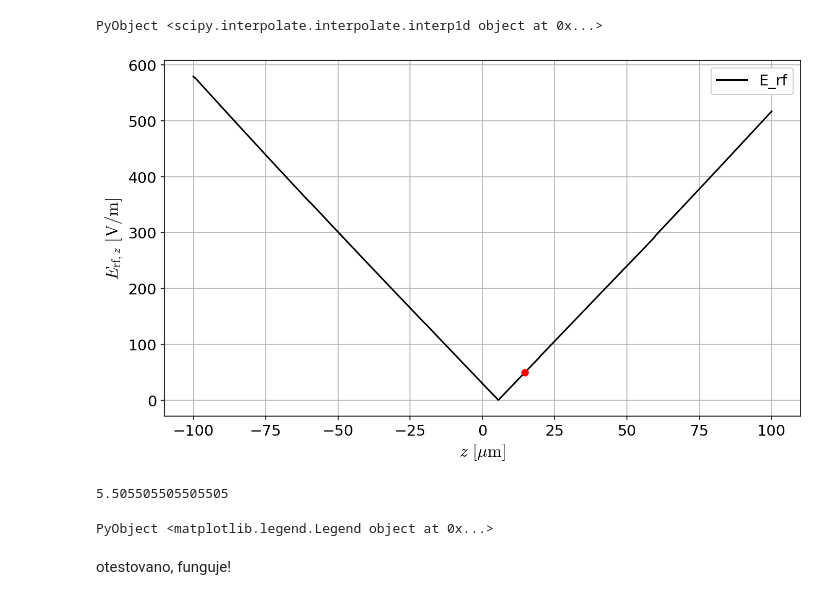
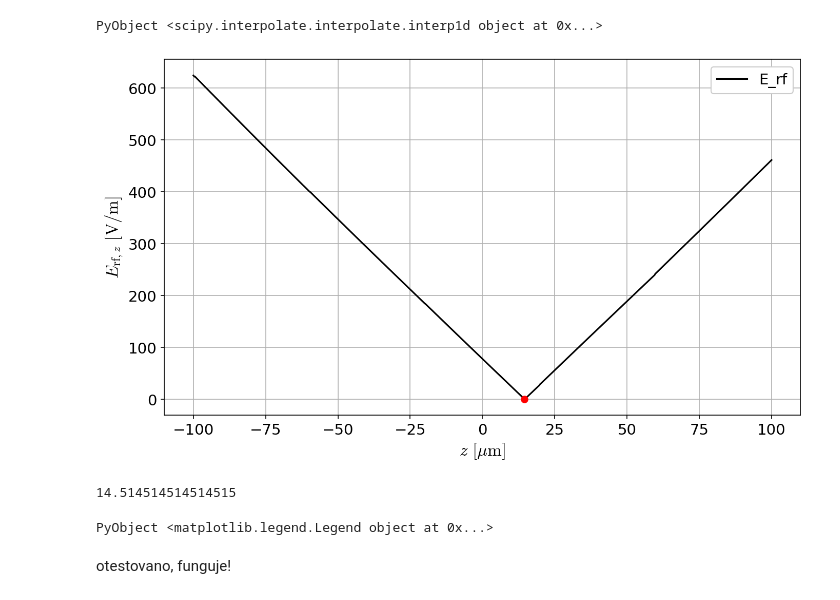
Before and after one commit to dvadlejch/Julia_vypocty_diplomka, a Jupyter notebook: axial_E_field/axialni_E_obecne_numdata_vsechnyel.ipynb, the cells around one changed output. Saved outputs shown, nothing was run; the diff lists cells and outputs as text; code cells hidden in the pictures.

```diff
--- a/axial_E_field/axialni_E_obecne_numdata_vsechnyel.ipynb
+++ b/axial_E_field/axialni_E_obecne_numdata_vsechnyel.ipynb
@@ -146,12 +148,12 @@ E_field_rad_jedna = py"pyinterp"(z_data, E_field_rad_data_jedna)
 PyObject <scipy.interpolate.interpolate.interp1d object at 0x...>
 # %%
 # napeti a faze na elektrodach pasti
-Vrf_1 = 520
-Vrf_3 = 520
+Vrf_1 = 550
+Vrf_3 = 550
 Vrf_2 = 0
 Vrf_4 = 0
-Vrf_5 = 31.5
-Vrf_6 = 31.5
+Vrf_5 = 31.
+Vrf_6 = 50
 Vrf = [Vrf_1, Vrf_2, Vrf_3, Vrf_4, Vrf_5, Vrf_6]
 
 U_dc_5 = 576.89
@@ -193,35 +195,35 @@ z_pos_iont = z_range[ min_ind ] # pozice iontu
 
 #poloha uzlu RF pole
 z_rf_node = z_range[ argmin(E_rf_amp) ]
 print(z_rf_node*1e3)
 
 # plot
 #plot
 my_dpi = 150
 siz = 100
 sizex = 16*siz
 sizey = 9*siz
 
 figure(figsize=(sizex/my_dpi, sizey/my_dpi), dpi=my_dpi)
 
 x=gca()
 
 #line1 = x.plot(z_data[convert(Int64,round(leng_data/4)):convert(Int64,round(3*leng_data/4))]*1e3,
 #    E_rf_amp[convert(Int64,round(leng_data/4)):convert(Int64,round(3*leng_data/4))], color="black", label="E_rad")
 
 line1 = x.plot(z_range*1e3,E_rf_amp, color="black", label="E_rf")
 line2 = x.plot(z_pos_iont*1e3, E_rf_amp[min_ind], "o", color="red")
 # line2 = x.plot(z_data[round(Int64,1*leng_data/3):round(Int64,2*leng_data/3)]*1e3,
 #     E_rf_amp_aux[round(Int64,1*leng_data/3):round(Int64,2*leng_data/3)], color="blue", label="E_z")
 
 x.set_xlabel(L"z \,\, \rm{[\rm{\mu} m]}", fontsize=16)
 x.set_ylabel(L"E_{\rm{rf},\it{z}} \, \, \rm{[V/m]}", fontsize=16)
 
 x.grid()
 x.legend(framealpha=1)
 # %% [output]
-[figure, old version]
+[figure, new version]
-5.505505505505505
+14.514514514514515
 PyObject <matplotlib.legend.Legend object at 0x...>
 # %% [markdown]
 otestovano, funguje!
```
Also changed, not shown: parts of 3 cells of this notebook, 1 other file.
